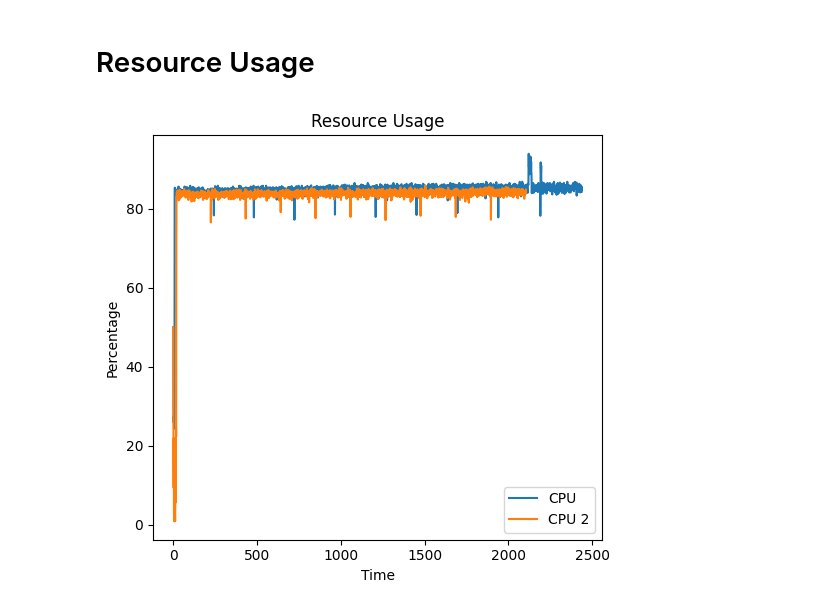
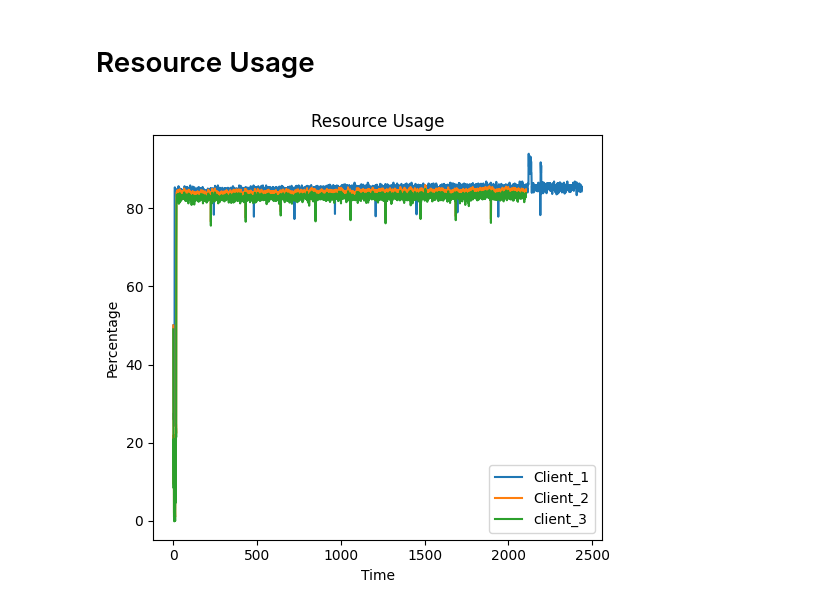
Before and after one commit to SRshohan/blockchain-iot-abac-fl, a Jupyter notebook: federated_learning/results.ipynb, the cells around one changed output. Drawn from its saved outputs; the diff is of its cells as text; code cells hidden in the pictures.

```diff
--- a/federated_learning/results.ipynb
+++ b/federated_learning/results.ipynb
@@ -48,30 +48,32 @@ plt.show()
 # %%
 path = "../dataset/resources_round_1_pi_1.json"
 path1 = "../dataset/resources_round_1_pi_2.json"
 
 with open(path, "r") as f:
     data = json.load(f)
 
 with open(path1, "r") as f:
     data1 = json.load(f)
 
 cpu = [m["cpu_percent"] for _, m in enumerate(data["resource_data"])]
 memory = [m["memory_percent"] for _, m in enumerate(data["resource_data"])]
 memory_used = [m["memory_used_mb"] for _, m in enumerate(data["resource_data"])]
 disk = [m["disk_percent"] for _, m in enumerate(data["resource_data"])]
 
 cpu1 = [m["cpu_percent"] for _, m in enumerate(data1["resource_data"])]
+cpu3 = [m["cpu_percent"] -1  for _, m in enumerate(data1["resource_data"])]
 
 plt.figure(figsize=(10, 5))
 plt.subplot(1, 2, 1)
-plt.plot(cpu, label="CPU")
-plt.plot(cpu1, label="CPU 2")
+plt.plot(cpu, label="Client_1")
+plt.plot(cpu1, label="Client_2")
+plt.plot(cpu3, label="client_3")
 plt.title("Resource Usage")
 plt.xlabel("Time")
 plt.ylabel("Percentage")
 plt.legend()
 
 plt.tight_layout()
 plt.show()
 # %% [output]
-[figure, old version]
+[figure, new version]
```
Also changed, not shown: parts of 1 cell of this notebook, 6 other files.
